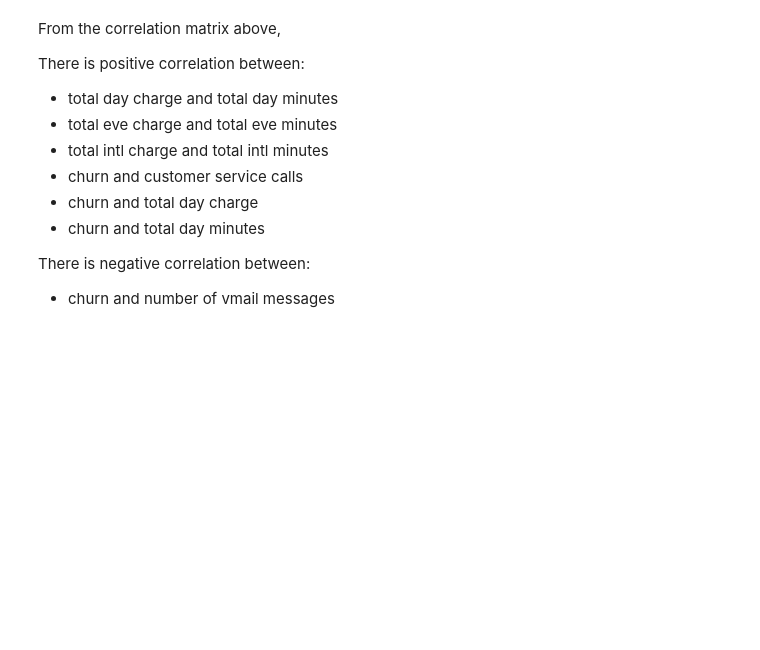
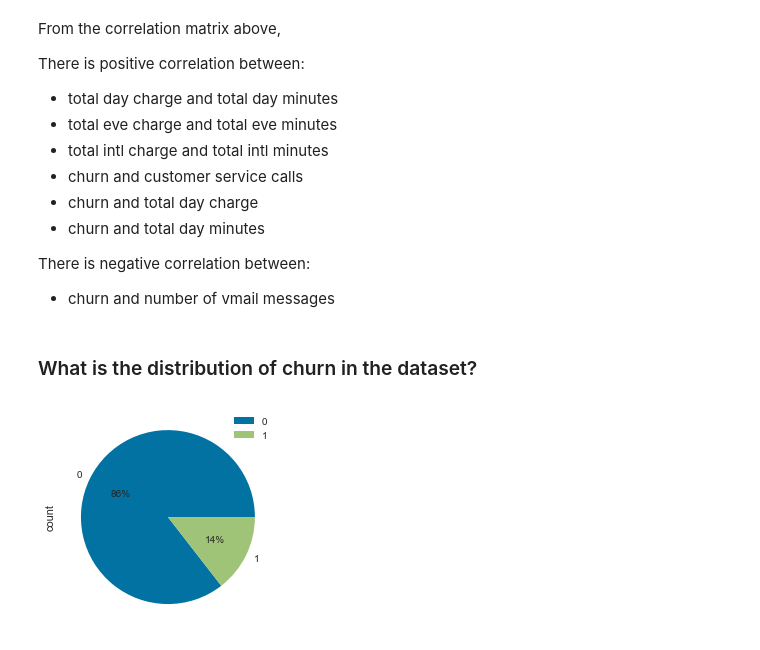
Before and after one commit to mevin-singh/Portfolio-Projects, a Jupyter notebook: Python/Customer Churn Prediction/churn_prediction.ipynb, the cells around one changed output. Cells and saved outputs as stored; diff of their text form; code cells hidden in the pictures; blank space fills up the shorter version.

Commit message:
pie chart

```diff
--- a/Python/Customer Churn Prediction/churn_prediction.ipynb
+++ b/Python/Customer Churn Prediction/churn_prediction.ipynb
@@ -142,3 +142,13 @@ There is positive correlation between:
 
 There is negative correlation between:
 - churn and number of vmail messages
+# %% [markdown]
+### What is the distribution of churn in the dataset?
+# %%
+churn = data.groupby('churn')\
+            .size()\
+            .to_frame('count')\
+            .reset_index()\
+            .plot(kind = 'pie', y = 'count', autopct = '%1.0f%%', legend = True)
+# %% [output]
+[figure, added]
```
